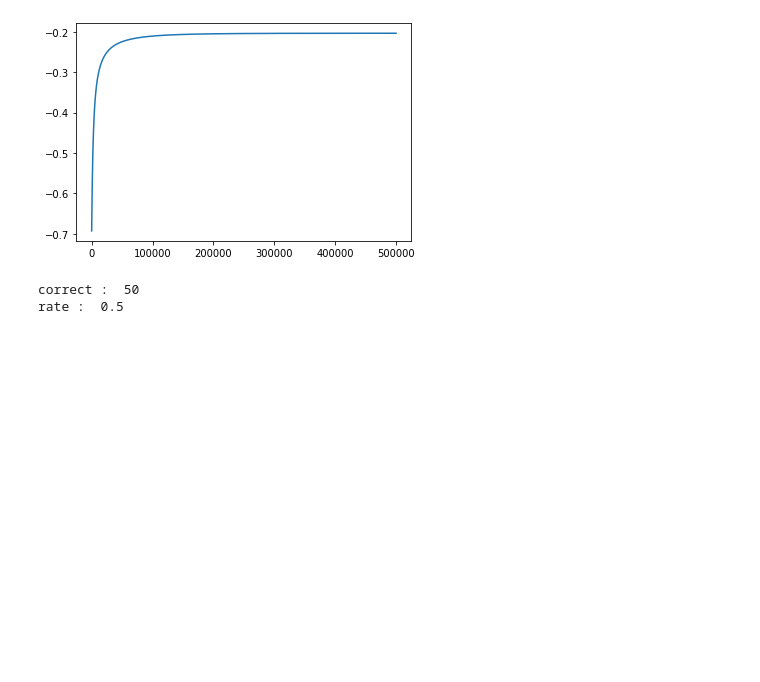
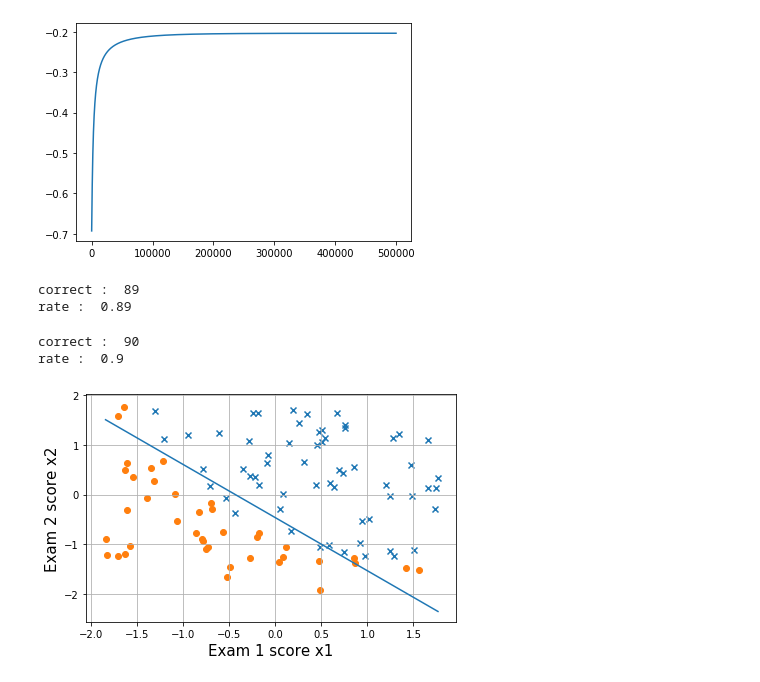
Before and after one commit to KevinButikofer/ML_homework, a Jupyter notebook: 06/ex1.ipynb, the cells around one changed output. Drawn from its saved outputs; the diff is of its cells as text; code cells hidden in the pictures; blank space fills up the shorter version.

```diff
--- a/06/ex1.ipynb
+++ b/06/ex1.ipynb
@@ -101,9 +101,9 @@ plt.plot(J)
 [<matplotlib.lines.Line2D at 0x...>]
 [figure]
 # %%
-J, thetas = gradientAscent(X_norm, y_train, alpha, nb_epoch)
-print (J)
-print (thetas)
+J_test, thetas_test = gradientAscent(X_norm, y_train, alpha, nb_epoch)
+print (J_test)
+print (thetas_test)
 plt.plot(J)
 # %% [output]
 [-0.69314718 -0.69299512 -0.69284312 ... -0.20352913 -0.20352913
@@ -133,5 +133,5 @@ correct = np.sum(h_res == y_test)
 print("correct : ",correct)
 print("rate : " , correct/N)
 # %% [output]
-correct :  50
-rate :  0.5
+correct :  89
+rate :  0.89
@@ -138,15 +148,32 @@ rate :  0.5
+# %%
+h_norm_test = hypothesis(X_norm_test,thetas_test)
+
+h_res_norm = h_norm_test >= 0.5
+correct = np.sum(h_res_norm == y_test)
+print("correct : ",correct)
+print("rate : " , correct/N)
+# %% [output]
+correct :  90
+rate :  0.9
 # %%
 fig, ax = plt.subplots()
-passed = np.array([X[i,(1,2)] for i in range(N) if y_train[i] == 1])
-failed = np.array([X[i,(1,2)] for i in range(N) if y_train[i] == 0])
+passed = np.array([X_norm[i,(1,2)] for i in range(N) if y_train[i] == 1])
+failed = np.array([X_norm[i,(1,2)] for i in range(N) if y_train[i] == 0])
 
 ax.scatter(passed[:,0], passed[:,1], marker='x')
 ax.scatter(failed[:,0], failed[:,1], marker='o')
+
+x1 = np.linspace(np.min(X_norm[:,1]), np.max(X_norm[:,1]), 100)
+x2 = (-thetas_test[0] - thetas_test[1]*x1)/thetas_test[2]
+plt.plot(x1, x2)
+
 
 ax.set_xlabel('Exam 1 score x1', fontsize=15)
 ax.set_ylabel('Exam 2 score x2', fontsize=15)
 
 ax.grid(True)
 fig.tight_layout()
 
 plt.show()
+# %% [output]
+[figure, added]
```
Also changed, not shown: parts of 1 cell of this notebook.
